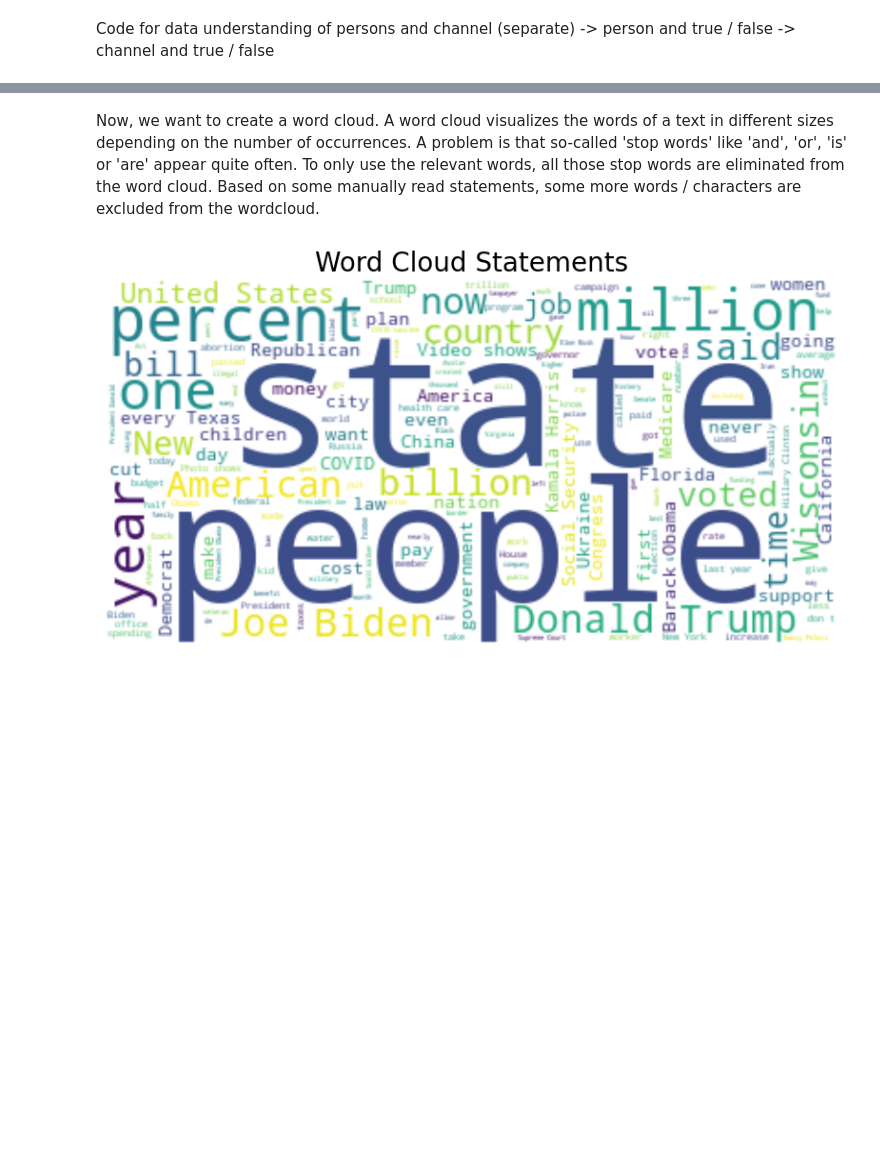
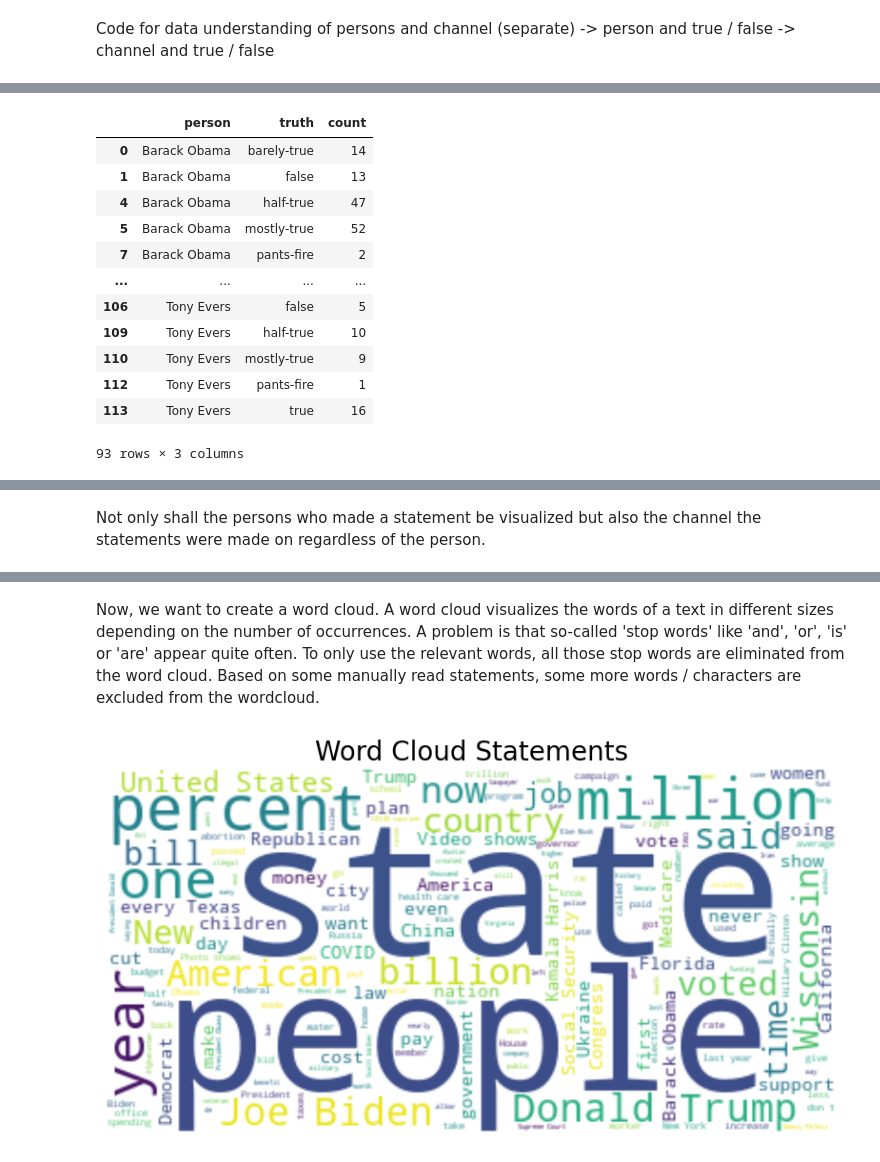
Before and after one commit to felixdaubner/fake-news-detection, a Jupyter notebook: 03_data-understanding.ipynb, the cells around one changed output, grey strips where cells are left out. Saved outputs shown, nothing was run; the diff lists cells and outputs as text; code cells hidden in the pictures; blank space fills up the shorter version.

```diff
--- a/03_data-understanding.ipynb
+++ b/03_data-understanding.ipynb
@@ -176,6 +176,22 @@ tr = ["full-flop", "half-flip", "no-flip"]
 data_grouped_persons = data[data["person"].isin(persons)].groupby(["person", "truth"]).size().reset_index()
 data_grouped_persons = data_grouped_persons[~data_grouped_persons["truth"].isin(tr)]
 data_grouped_persons.columns = ["person", "truth", "count"]
+# %%
+data_grouped_persons
+# %% [output]
+|  | person | truth | count |
+| 0 | Barack Obama | barely-true | 14 |
+| 1 | Barack Obama | false | 13 |
+| 4 | Barack Obama | half-true | 47 |
+| 5 | Barack Obama | mostly-true | 52 |
+| 7 | Barack Obama | pants-fire | 2 |
+| ... | ... | ... | ... |
+| 106 | Tony Evers | false | 5 |
+| 109 | Tony Evers | half-true | 10 |
+| 110 | Tony Evers | mostly-true | 9 |
+| 112 | Tony Evers | pants-fire | 1 |
+| 113 | Tony Evers | true | 16 |
+93 rows × 3 columns
 # %%
 data_grouped_persons["total"] = data_grouped_persons.groupby("person")["count"].transform("sum")
 data_grouped_persons["relative"] = data_grouped_persons["count"] / data_grouped_persons["total"]
@@ -194,3 +210,5 @@ alt.Chart(data_grouped_persons).mark_bar().encode(
 )
 # %% [output]
 [interactive output not drawn]
+# %% [markdown]
+Not only shall the persons who made a statement be visualized but also the channel the statements were made on regardless of the person.
```
Also changed, not shown: parts of 10 cells of this notebook.
